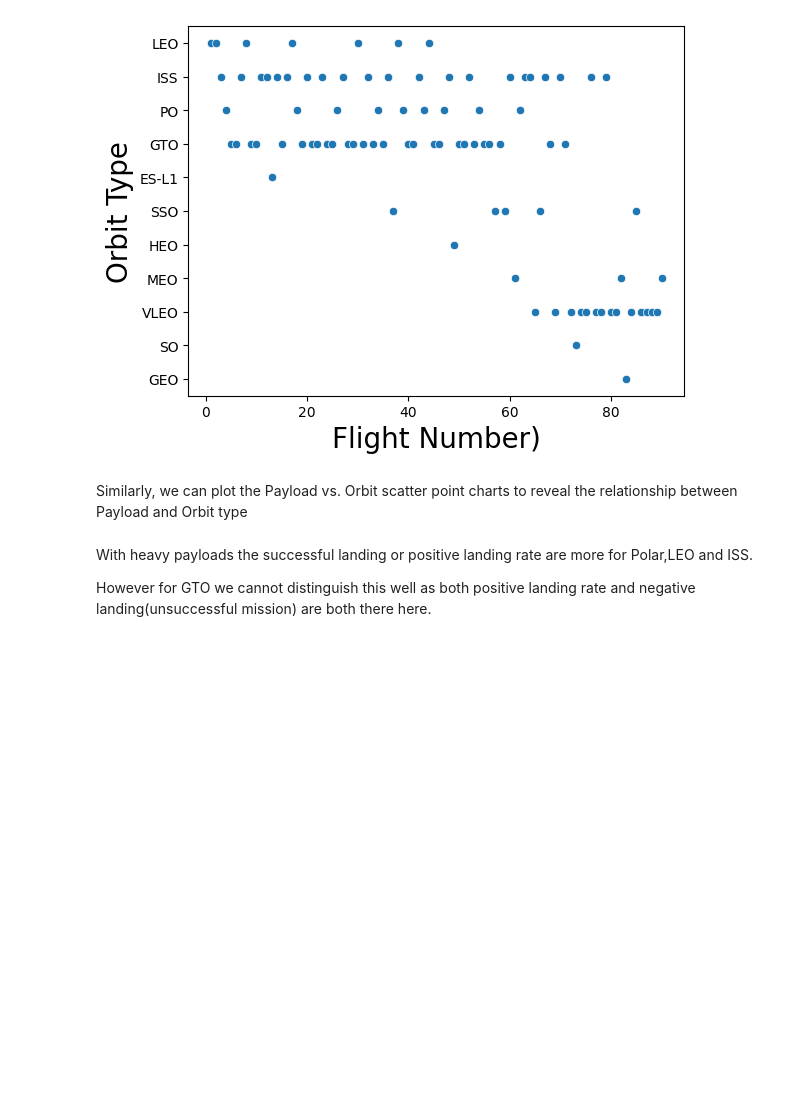
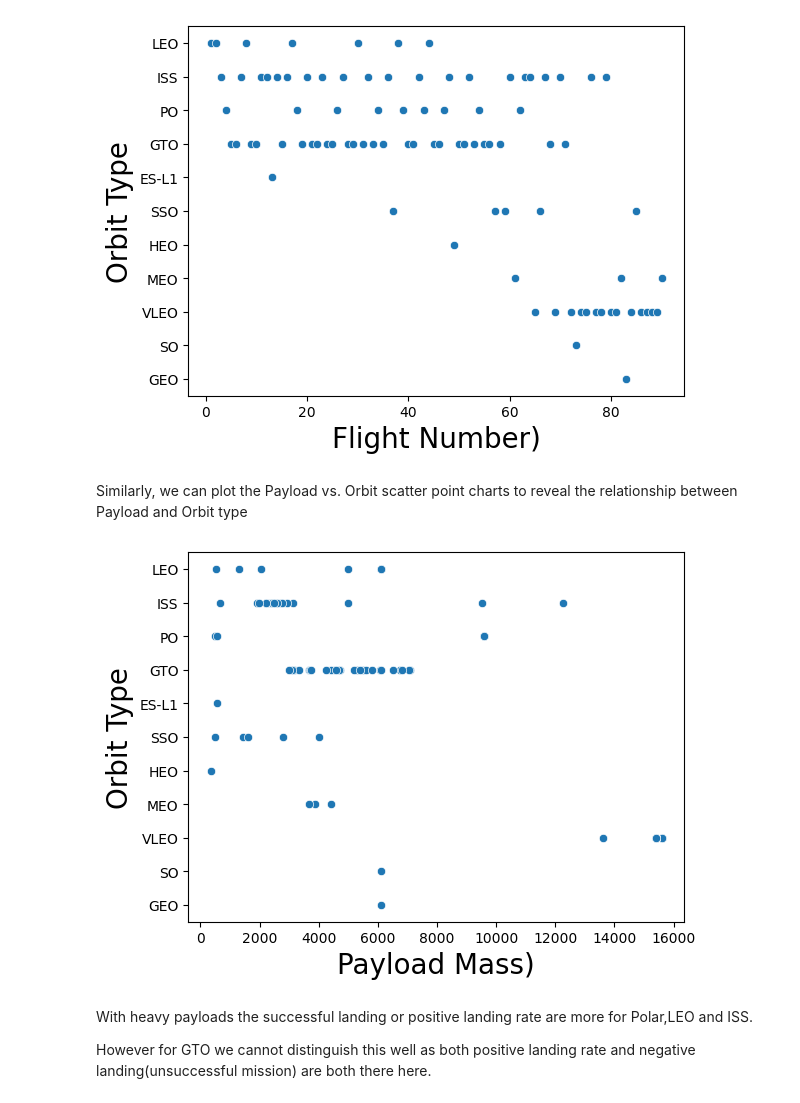
Before and after one commit to wasakorn/capstoneproject, a Jupyter notebook: jupyter-labs-eda-dataviz.ipynb.jupyterlite.ipynb, the cells around one changed output. Drawn from its saved outputs; the diff is of its cells as text; code cells hidden in the pictures; blank space fills up the shorter version.

```diff
--- a/jupyter-labs-eda-dataviz.ipynb.jupyterlite.ipynb
+++ b/jupyter-labs-eda-dataviz.ipynb.jupyterlite.ipynb
@@ -162,6 +162,12 @@ plt.show()
 Similarly, we can plot the Payload vs. Orbit scatter point charts to reveal the relationship between Payload and Orbit type
 # %%
 # Plot a scatter point chart with x axis to be Payload and y axis to be the Orbit, and hue to be the class value
+sns.scatterplot( x="PayloadMass", y="Orbit", data=df)
+plt.xlabel("Payload Mass)", fontsize=20)
+plt.ylabel("Orbit Type", fontsize=20)
+plt.show()
+# %% [output]
+[figure, added]
 # %% [markdown]
 With heavy payloads the successful landing or positive landing rate are more for Polar,LEO and ISS.
 
```
